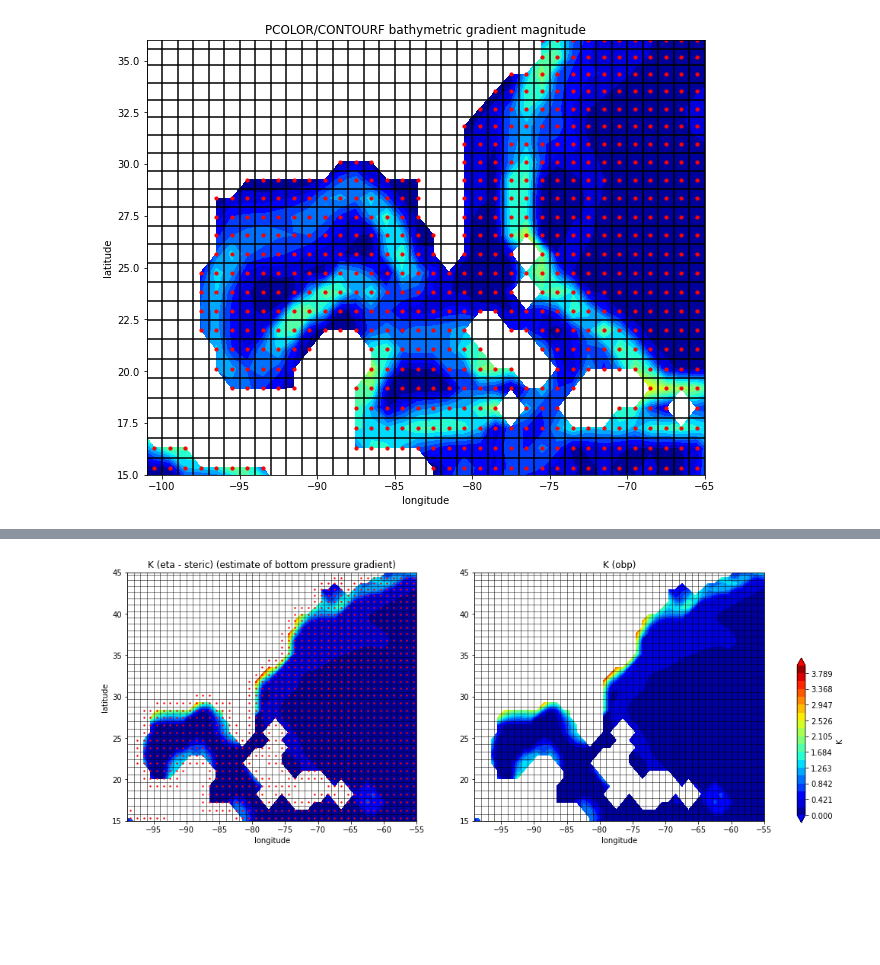
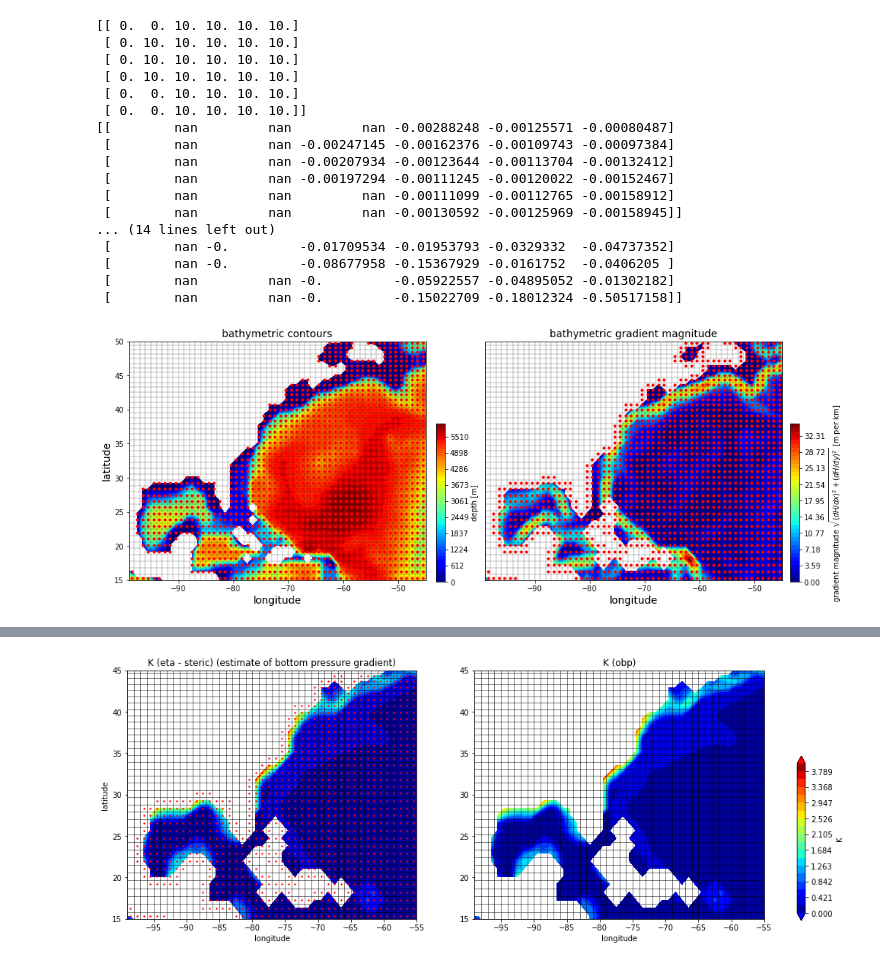
Before and after one commit to jakesteinberg/nasa_ostst, a Jupyter notebook: gradients.ipynb, the cells around one changed output, grey strips where cells are left out. Saved outputs shown, nothing was run; the diff lists cells and outputs as text; code cells hidden in the pictures; blank space fills up the shorter version.

```diff
--- a/gradients.ipynb
+++ b/gradients.ipynb
@@ -30,7 +30,7 @@ ecco_grid = ecco.load_ecco_grid_nc(grid_dir, 'ECCO-GRID.nc')
 ## Load 2D Monthly data...SSH
 data_dir= ECCO_dir + '/nctiles_monthly'
 ecco_daily_vars = ecco.recursive_load_ecco_var_from_years_nc(data_dir, \
-                                           vars_to_load=['SALT','SSHDYN','OBPNOPAB'],\
+                                           vars_to_load=['SSHDYN','OBPNOPAB','PHIHYD','RHOAnoma','SALT'],\
                                            years_to_load=range(2011,2017)).load() # if desired, add after 'SSH','NEW_VAR',... 'SSH','OBP',
 ## Merge the ecco_grid with the ecco_vars to make the ecco_ds
 ecco_monthly_ds = xr.merge((ecco_grid , ecco_daily_vars))
@@ -56,21 +58,26 @@ metrics = {
 grid = Grid(ecco_monthly_ds, metrics=metrics)
 # %%
 tile_num=10
-# pull out lats and lons
+lon_range = [-99, -45]
+lat_range = [15, 50]
+# lon_range = [-39, 0]
+# lat_range = [20, 60]
+# -- pull out lats and lons
 lons = ecco_monthly_ds.XC.sel(tile=tile_num)
 lats = ecco_monthly_ds.YC.sel(tile=tile_num)
 lons_g = ecco_monthly_ds.XG.sel(tile=tile_num)
 lats_g = ecco_monthly_ds.YG.sel(tile=tile_num)
 # %%
+# bathymetry
 dep = ecco_monthly_ds.Depth
+dep = dep.where(ecco_monthly_ds.hFacC.isel(tile=tile_num,k=0) !=0, np.nan)
 testx = grid.diff(dep,axis='X')/(ecco_monthly_ds.dxG.data/1000)
 testy = grid.diff(dep,axis='Y')/(ecco_monthly_ds.dyG.data/1000)
 H_x = grid.interp(testx,'X')
 H_y = grid.interp(testy,'Y')
 gradH_np = np.sqrt(H_x.isel(tile=tile_num).data**2 + H_y.isel(tile=tile_num).data**2)
 gradH = xr.DataArray(
-    data=gradH_np,
-    dims=["j", "i"],
+    data=gradH_np, dims=["j", "i"],
     coords=dict(
         i=(["i"], np.arange(90)), j=(["j"], np.arange(90)),
     ),
@@ -173,17 +327,60 @@ ax3.set_ylim([np.nanmin(lats[tglon,tglat])-.75, np.nanmax(lats[tglon,tglat])+.75
+# %%
+print(layer_thickness[0,tglon,tglat].data)
+print(drho_dx[1,0,tglon,tglat].data)
+print(np.round((g*drho_dx[1,:,tglon,tglat]*layer_thickness[:,tglon,tglat]*zz[:,tglon,tglat]).sum(dim='layer').data))
+H = (ecco_grid.hFacC.isel(tile=tile_num)*ecco_grid.drF).sum(dim='k')
+H = H.where(ecco_monthly_ds.hFacC.isel(tile=tile_num,k=0) !=0, np.nan)
+print((H[tglon,tglat].data))
+print((-1/H[tglon,tglat].data)*np.round((g*drho_dx[1,:,tglon,tglat]*layer_thickness[:,tglon,tglat]*zz[:,tglon,tglat]).sum(dim='layer').data))
+# %% [output]
+[[ 0.  0. 10. 10. 10. 10.]
+ [ 0. 10. 10. 10. 10. 10.]
+ [ 0. 10. 10. 10. 10. 10.]
+ [ 0. 10. 10. 10. 10. 10.]
+ [ 0.  0. 10. 10. 10. 10.]
+ [ 0.  0. 10. 10. 10. 10.]]
+[[        nan         nan         nan -0.00288248 -0.00125571 -0.00080487]
+ [        nan         nan -0.00247145 -0.00162376 -0.00109743 -0.00097384]
+ [        nan         nan -0.00207934 -0.00123644 -0.00113704 -0.00132412]
+ [        nan         nan -0.00197294 -0.00111245 -0.00120022 -0.00152467]
+ [        nan         nan         nan -0.00111099 -0.00112765 -0.00158912]
+ [        nan         nan         nan -0.00130592 -0.00125969 -0.00158945]]
+... (14 lines left out)
+ [        nan -0.         -0.01709534 -0.01953793 -0.0329332  -0.04737352]
+ [        nan -0.         -0.08677958 -0.15367929 -0.0161752  -0.0406205 ]
+ [        nan         nan -0.         -0.05922557 -0.04895052 -0.01302182]
+ [        nan         nan -0.         -0.15022709 -0.18012324 -0.50517158]]
 # %%
+tile_to_plot = dep.isel(tile=tile_num)
+tile_to_plot= tile_to_plot.where(ecco_monthly_ds.hFacC.isel(tile=tile_num,k=0) != 0, np.nan)
+f, (ax,ax2) = plt.subplots(1,2,figsize=(16,6))
+colMap = plt.get_cmap('jet'); colMap.set_under(color='b'); colMap.set_over(color='r');
+cc = ax.contourf(lons, lats, tile_to_plot, np.linspace(0,6000, 50,endpoint=True), cmap=colMap, vmin=0, vmax=6000)
+ax.plot(ecco_monthly_ds.XG.isel(tile=tile_num), ecco_monthly_ds.YG.isel(tile=tile_num),'k-', linewidth=0.25)
+ax.plot(ecco_monthly_ds.XG.isel(tile=tile_num).T, ecco_monthly_ds.YG.isel(tile=tile_num).T,'k-', linewidth=0.25)
+# ax.scatter(ecco_monthly_ds.XC.isel(tile=tile_num), ecco_monthly_ds.YC.isel(tile=tile_num), color='r', s=1)
+ax.scatter(ocx, ocy, s=10, color='r')
+ax.set_title('bathymetric contours', fontsize=14)
+ax.set_xlabel('longitude', fontsize=14); ax.set_ylabel('latitude', fontsize=14);
+ax.set_xlim(lon_range); ax.set_ylim(lat_range);
+cbpos = [0.49, 0.12, 0.01, 0.5]
+cax = f.add_axes(cbpos)
+cb = f.colorbar(cc, cax=cax, orientation='vertical', extend='both', label='depth [m]')
+
 tile_to_plot = gradH
 tile_to_plot= tile_to_plot.where(ecco_monthly_ds.hFacC.isel(tile=tile_num,k=0) != 0, np.nan)
-f, ax = plt.subplots(1,1,figsize=(10,8))
-# use pcolor with 'lons' and 'lats' for the plot x and y axes
-# ax.pcolor(lons, lats, tile_to_plot, vmin=0, vmax=50, cmap='jet')
-ax.contourf(lons, lats, tile_to_plot, np.linspace(0,50, 20,endpoint=True), cmap='jet', vmin=0, vmax=50)
-ax.plot(ecco_monthly_ds.XG.isel(tile=tile_num), ecco_monthly_ds.YG.isel(tile=tile_num),'k-')
-ax.plot(ecco_monthly_ds.XG.isel(tile=tile_num).T, ecco_monthly_ds.YG.isel(tile=tile_num).T,'k-')
+colMap = plt.get_cmap('jet'); colMap.set_under(color='b'); colMap.set_over(color='r');
+cc = ax2.contourf(lons, lats, tile_to_plot, np.linspace(0,35, 40,endpoint=True), cmap=colMap, vmin=0, vmax=35)
+ax2.plot(ecco_monthly_ds.XG.isel(tile=tile_num), ecco_monthly_ds.YG.isel(tile=tile_num),'k-', linewidth=0.25)
+ax2.plot(ecco_monthly_ds.XG.isel(tile=tile_num).T, ecco_monthly_ds.YG.isel(tile=tile_num).T,'k-', linewidth=0.25)
 # ax.scatter(ecco_monthly_ds.XC.isel(tile=tile_num), ecco_monthly_ds.YC.isel(tile=tile_num), color='r', s=1)
-ax.scatter(ocx, ocy, s=10, color='r')
-ax.set_title('PCOLOR/CONTOURF bathymetric gradient magnitude')
-ax.set_xlabel('longitude')
-ax.set_ylabel('latitude')
-ax.set_xlim([-101, -65]); ax.set_ylim([15, 36]);
+ax2.scatter(ocx, ocy, s=10, color='r')
+ax2.set_title('bathymetric gradient magnitude', fontsize=14)
+ax2.set_xlabel('longitude', fontsize=14); ax2.set_yticks([])
+ax2.set_xlim(lon_range); ax2.set_ylim(lat_range);
+cbpos = [0.91, 0.12, 0.01, 0.5]
+cax = f.add_axes(cbpos)
+cb = f.colorbar(cc, cax=cax, orientation='vertical', extend='both', label='gradient magnitude $\sqrt{(dH/dx)^2 + (dH/dy)^2}$ [m per km]')
+# f.savefig('/Users/jakesteinberg/Documents/NASA_OSTST/meetings/2022_01_12/gom_bathy_grad.jpg', dpi=250)
 # %% [output]
-[figure, old version]
+[figure, new version]
```
Also changed, not shown: parts of 25 cells of this notebook, 1 other file.
